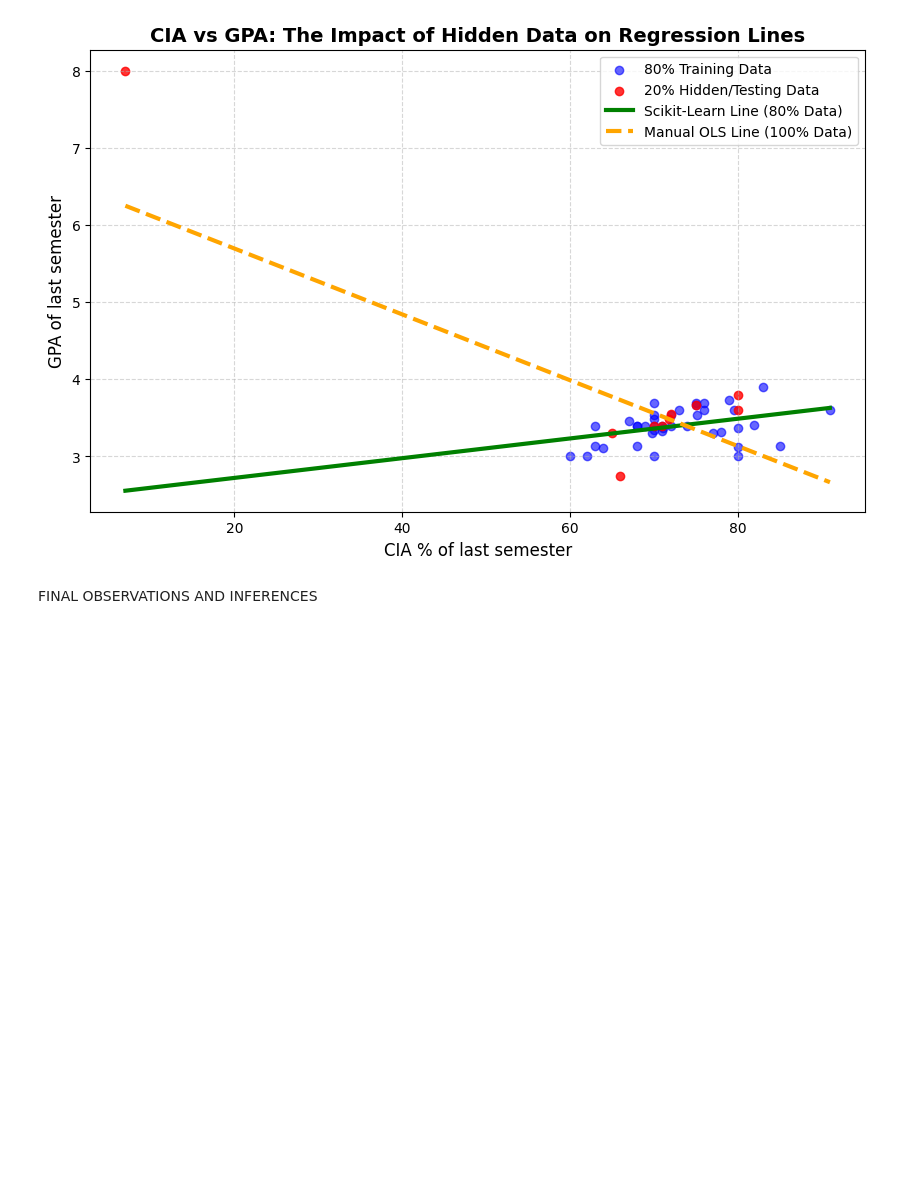
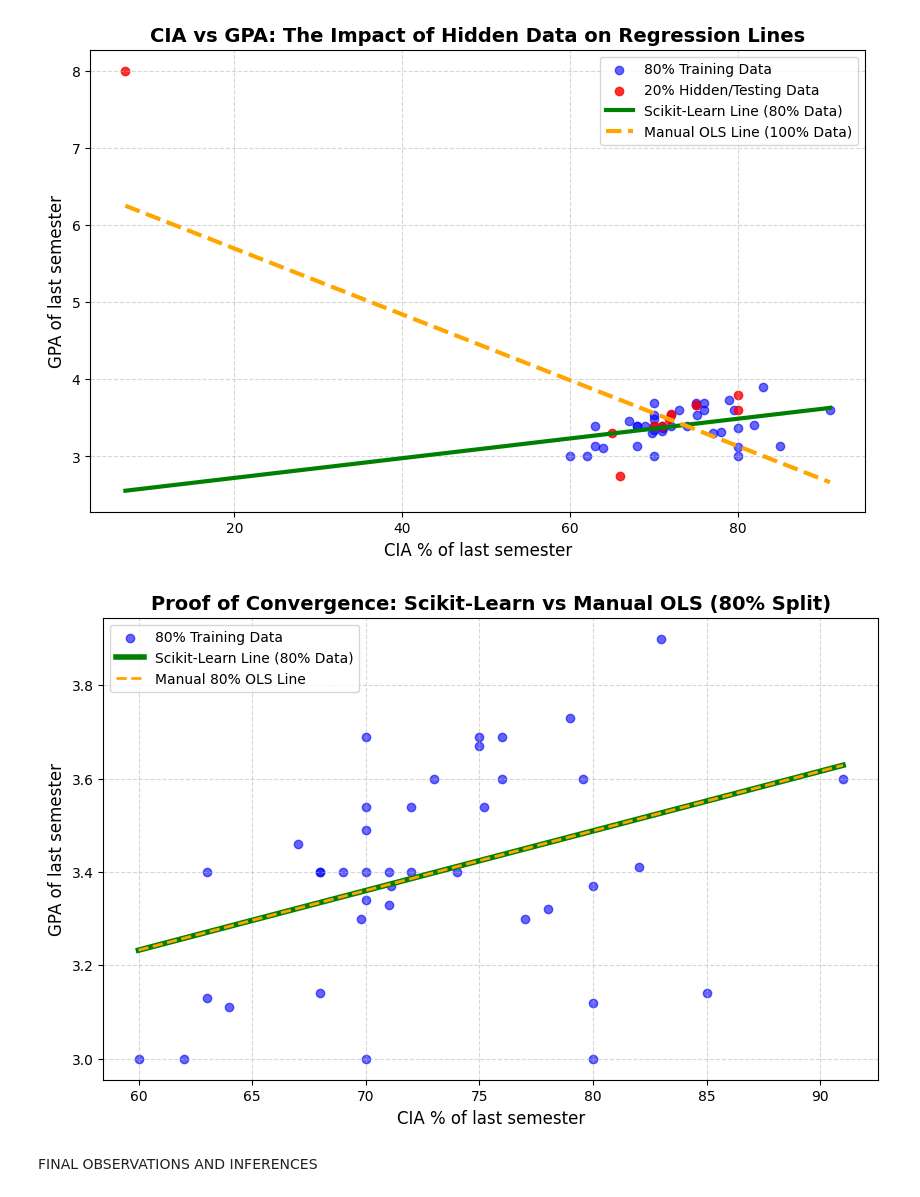
Before and after one commit to D1778/ML-lab-2547220, a Jupyter notebook: LAB3.ipynb, the cells around one changed output. Cells and saved outputs as stored; diff of their text form; code cells hidden in the pictures; blank space fills up the shorter version.

```diff
--- a/LAB3.ipynb
+++ b/LAB3.ipynb
@@ -491,6 +491,48 @@ plt.grid(True, linestyle='--', alpha=0.5)
 plt.show()
 # %% [output]
 [figure]
+# %%
+import matplotlib.pyplot as plt
+import numpy as np
+
+# ==========================================
+# VISUALIZATION: Perfect Convergence (80% Data Split)
+# ==========================================
+
+plt.figure(figsize=(10, 6))
+
+# 1. Plot the 80% Training data points that both methods used
+plt.scatter(xTrain1, yTrain1, color='blue', alpha=0.6, label='80% Training Data')
+
+# 2. Create a smooth line of X values to draw our regression lines across
+x_min = xTrain1.min().values[0] if hasattr(xTrain1, 'min') else xTrain1.min()
+x_max = xTrain1.max().values[0] if hasattr(xTrain1, 'max') else xTrain1.max()
+x_line = np.linspace(x_min, x_max, 100)
+
+# 3. Calculate Y values for the Scikit-Learn Line (80% Data)
+y_sk = (model1.coef_[0][0] * x_line) + model1.intercept_[0]
+
+# 4. Calculate Y values for the Manual OLS Line (80% Data)
+# (Using the slope1_80 and intercept1_80 variables calculated from your proof code)
+y_manual_80 = (slope1_80 * x_line) + intercept1_80
+
+# 5. Draw both lines
+# The Scikit-Learn line is drawn thick, and the Manual line is drawn dashed
+# so you can see the manual line sitting directly on top of it.
+plt.plot(x_line, y_sk, color='green', linewidth=4, label='Scikit-Learn Line (80% Data)')
+plt.plot(x_line, y_manual_80, color='orange', linewidth=2, linestyle='--', label='Manual 80% OLS Line')
+
+# 6. Add titles, labels, and a legend to make it professional
+plt.title('Proof of Convergence: Scikit-Learn vs Manual OLS (80% Split)', fontsize=14, fontweight='bold')
+plt.xlabel('CIA % of last semester', fontsize=12)
+plt.ylabel('GPA of last semester', fontsize=12)
+plt.legend(loc='best')
+plt.grid(True, linestyle='--', alpha=0.5)
+
+# Show the final graph
+plt.show()
+# %% [output]
+[figure, added]
 # %% [markdown]
 FINAL OBSERVATIONS AND INFERENCES
 # %% [markdown]
```
